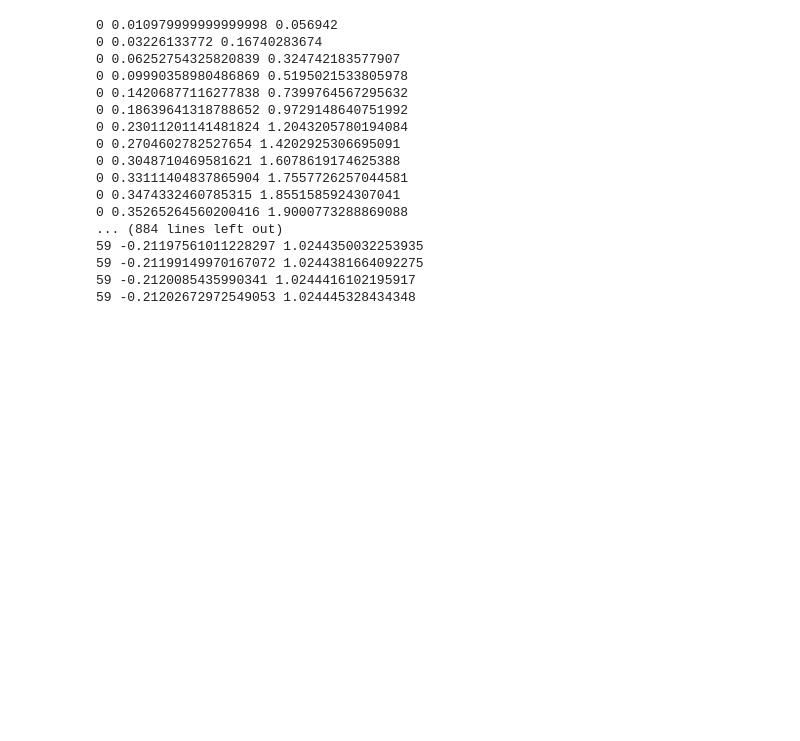
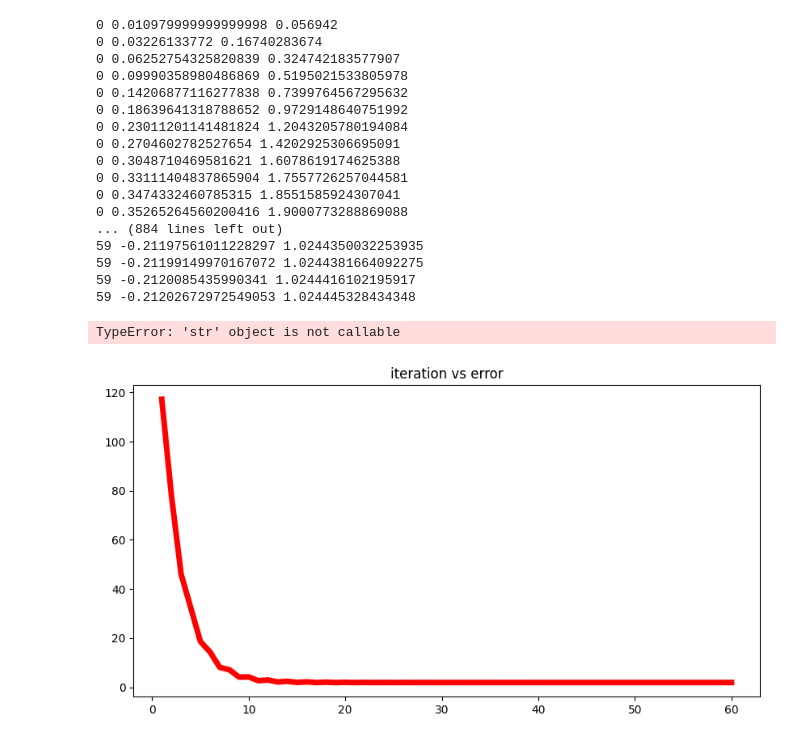
Before and after one commit to santr4/Machine_Learning, a Jupyter notebook: Linear_Regression/tut1.ipynb, the cells around one changed output. Saved outputs shown, nothing was run; the diff lists cells and outputs as text; code cells hidden in the pictures; blank space fills up the shorter version.

```diff
--- a/Linear_Regression/tut1.ipynb
+++ b/Linear_Regression/tut1.ipynb
@@ -71,3 +71,14 @@ for itr in range(iterations):
 59 -0.21199149970167072 1.0244381664092275
 59 -0.2120085435990341 1.0244416102195917
 59 -0.21202672972549053 1.024445328434348
+# %%
+# plotting the error for each iterations.
+plt.figure(figsize=(10,5))
+plt.plot(np.arange(1,len(error)+1),error,color='red',linewidth=5)
+plt.title('iteration vs error')
+plt.xlabel("Iterations")
+plt.ylabel("Error")
+plt.show()
+# %% [output]
+TypeError: 'str' object is not callable
+[figure, added]
```
